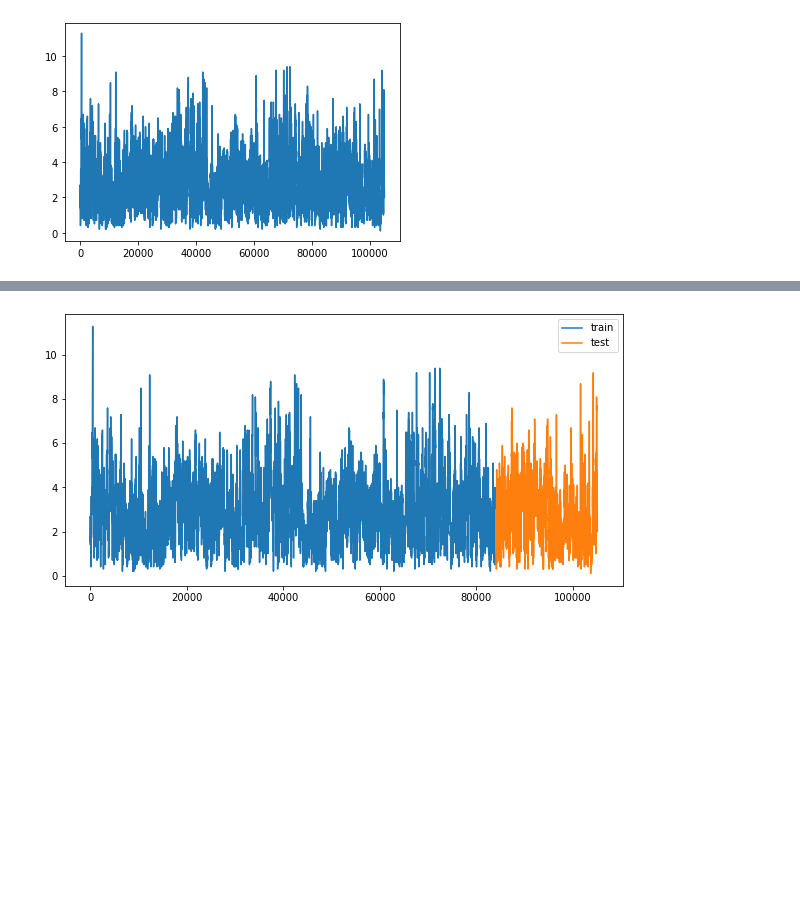
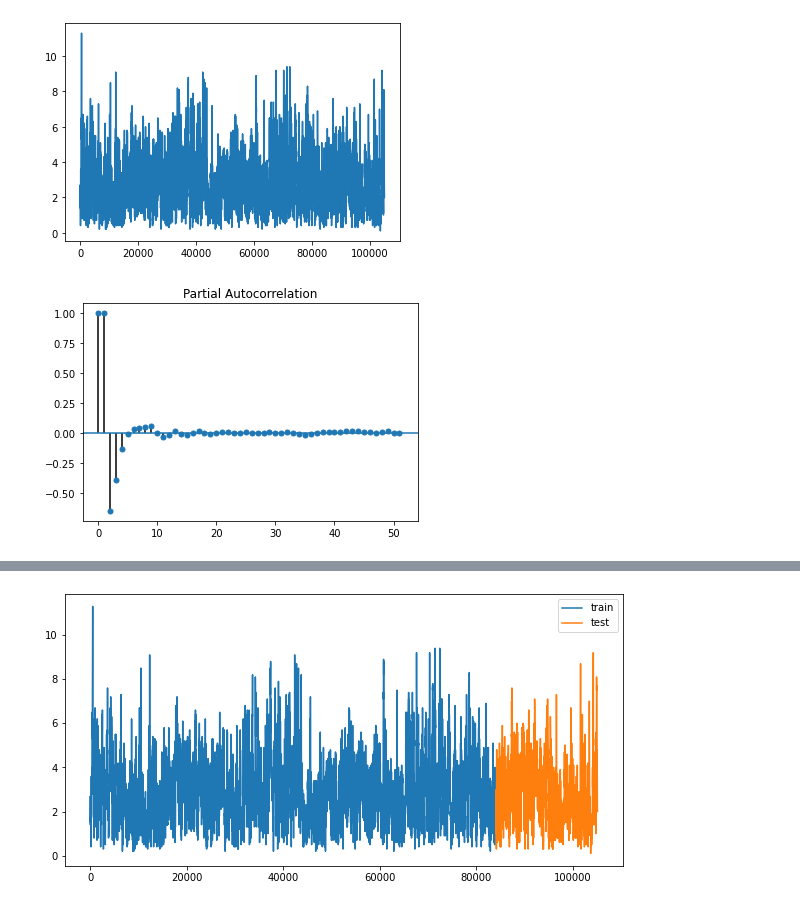
Before and after one commit to y-akbal/Tedu_Time_Series, a Jupyter notebook: W8/W8P2.ipynb, the cells around one changed output, grey strips where cells are left out. Cells and saved outputs as stored; diff of their text form; code cells hidden in the pictures; blank space fills up the shorter version.

```diff
--- a/W8/W8P2.ipynb
+++ b/W8/W8P2.ipynb
@@ -50,0 +52,4 @@ plt.plot(data)   #### you see there is not explicit trend, nor unit root.
+# %%
+plot_pacf(data); #AR(10) appears to be ok...
+# %% [output]
+[figure, added]
```
Also changed, not shown: parts of 10 cells of this notebook.
